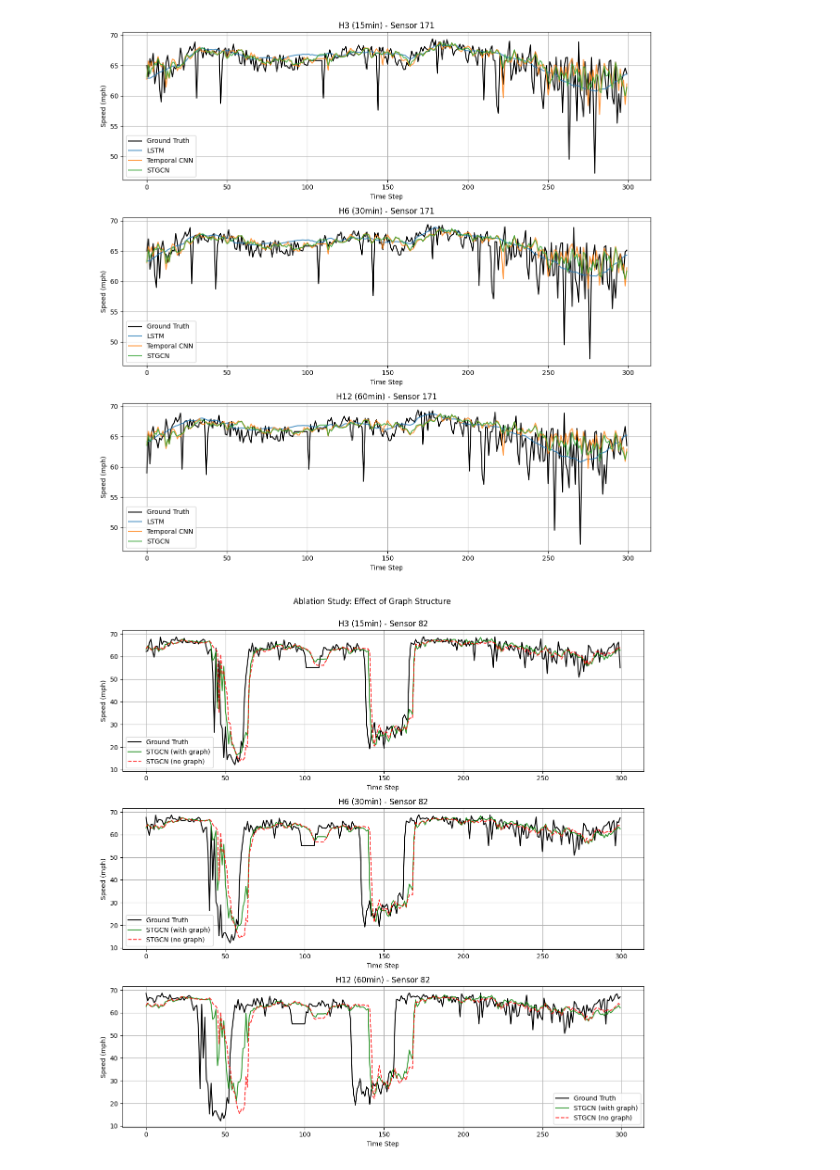
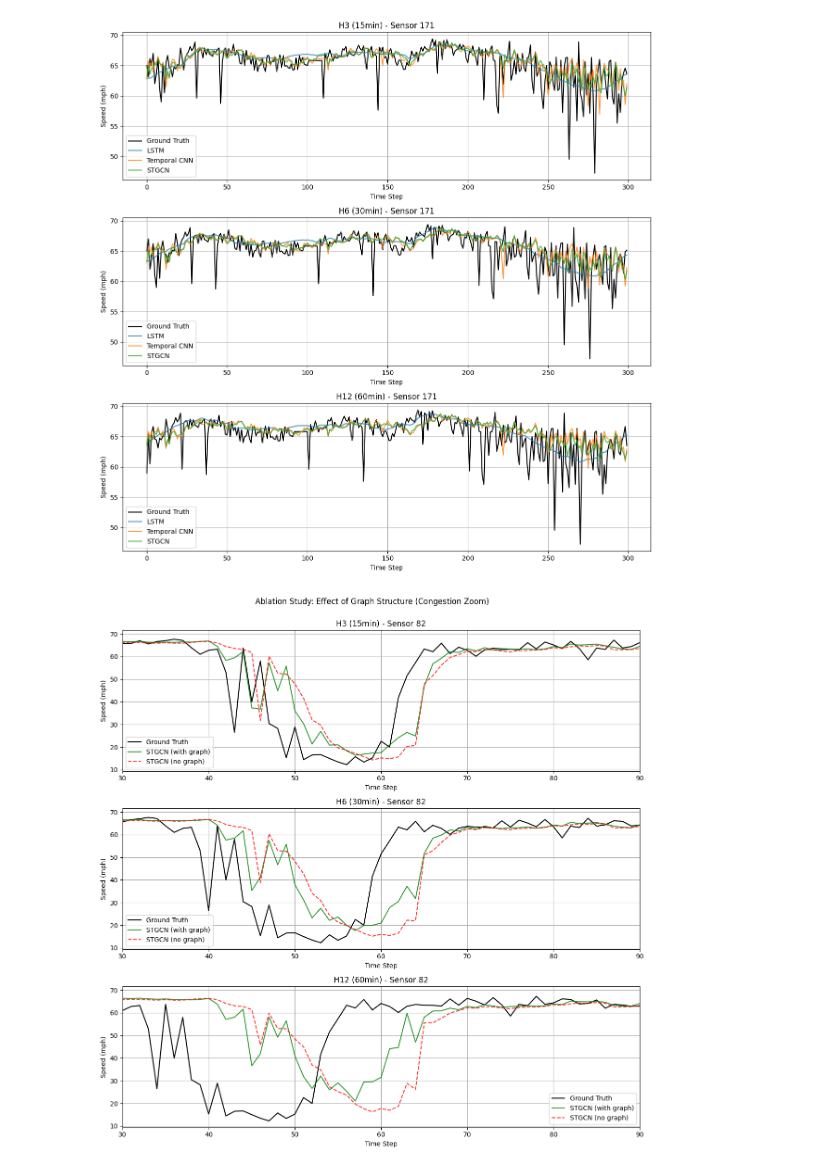
Before and after one commit to lcg077/ECE1508-Project, a Jupyter notebook: ECE1508Project.ipynb, the cells around one changed output. Saved outputs shown, nothing was run; the diff lists cells and outputs as text; code cells hidden in the pictures.

Commit message:
Add zoom-in ablation visualization and prediction error comparison

```diff
--- a/ECE1508Project.ipynb
+++ b/ECE1508Project.ipynb
@@ -1268,24 +1268,25 @@ plt.show()
 # %%
 fig, axes = plt.subplots(3, 1, figsize=(12, 12))
 horizons = [3, 6, 12]
 sensor_idx = best_contrast_sensor
 num_points = 300
 
 for ax, h in zip(axes, horizons):
     ax.plot(stgcn_targets_denorm[:num_points, h-1, sensor_idx],
             label="Ground Truth", color="black")
     ax.plot(stgcn_preds_denorm[:num_points, h-1, sensor_idx],
             label="STGCN (with graph)", color="green", alpha=0.8)
     ax.plot(ablation_preds_denorm[:num_points, h-1, sensor_idx],
             label="STGCN (no graph)", color="red", alpha=0.8, linestyle='--')
     ax.set_title(f"H{h} ({h*5}min) - Sensor {sensor_idx}")
     ax.set_xlabel("Time Step")
     ax.set_ylabel("Speed (mph)")
+    ax.set_xlim(30, 90)
     ax.legend()
     ax.grid(True)
 
-plt.suptitle("Ablation Study: Effect of Graph Structure", y=1.0)
+plt.suptitle("Ablation Study: Effect of Graph Structure (Congestion Zoom)", y=1.0)
 plt.tight_layout()
 plt.show()
 # %% [output]
-[figure, old version]
+[figure, new version]
```
Also changed, not shown: parts of 12 cells of this notebook.
